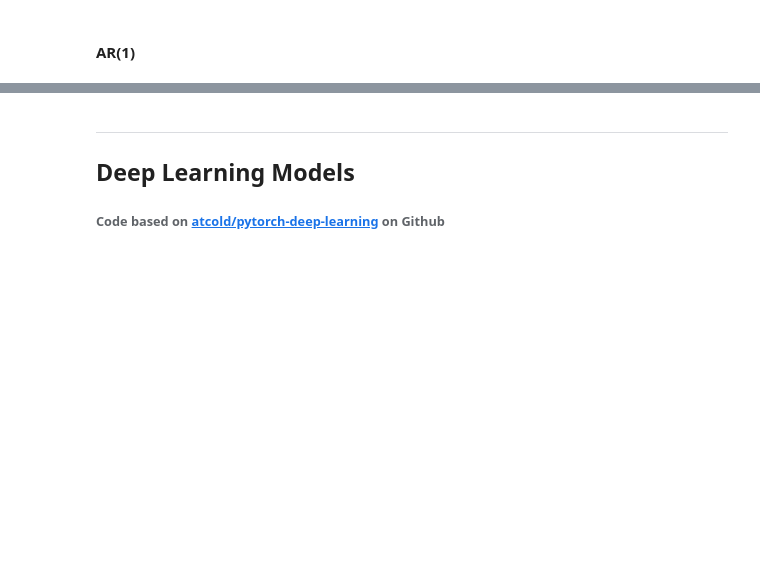
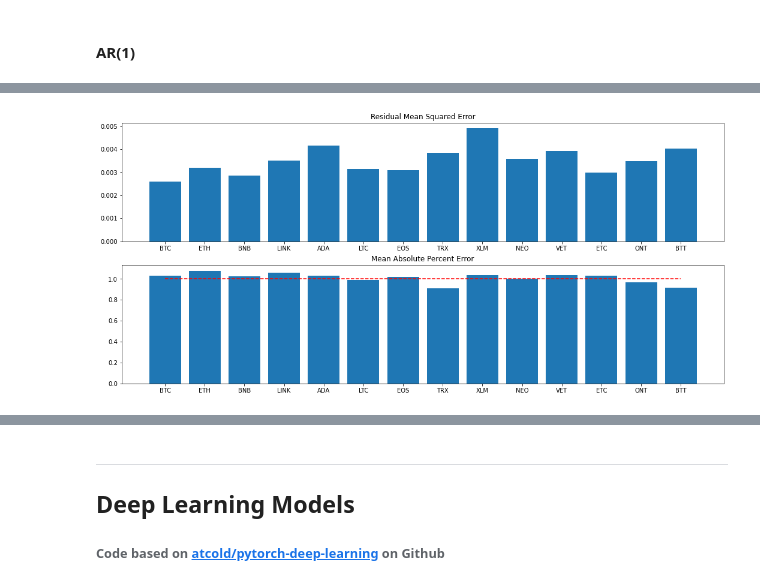
Before and after one commit to 0xHarrington/crypto-comovement, a Jupyter notebook: latent_factors.ipynb, the cells around one changed output, grey strips where cells are left out. Drawn from its saved outputs; the diff is of its cells as text; code cells hidden in the pictures; blank space fills up the shorter version.

```diff
--- a/latent_factors.ipynb
+++ b/latent_factors.ipynb
@@ -165,3 +167,32 @@ plt.show()
+# %%
+from statsmodels.tools.eval_measures import rmse
+
+def prediction_rmse_mape(preds):
+    rmses, mapes = {}, {}
+    for coin, residual in preds.items():
+        y = test_ts[coin]
+        yhat = preds[coin]
+        yhat.index = y.index
+        residual = y - yhat
+
+        rmses[coin] = np.sqrt(np.mean(residual ** 2))
+
+        mape = np.abs(residual / y)
+        ind = np.where(mape == np.inf)[0]
+        mape[ind] = -yhat[ind]
+        mapes[coin] = np.mean(mape)
+
+    return rmses, mapes
+# %%
+def plot_rmse_mape(rmses, mapes):
+
+    fig, axs = plt.subplots(2, 1, figsize=(18, 8))
+    axs[0].bar(list(rmses.keys()), list(rmses.values()), align='center')
+    axs[1].bar(list(mapes.keys()), list(mapes.values()), align='center')
+    axs[0].set_title("Residual Mean Squared Error")
+    axs[1].set_title("Mean Absolute Percent Error")
+    axs[1].plot(range(c), [1]*c, color='red', linestyle='--')
+    plt.show()
 # %% [markdown]
 #### Train / Test Segmentation
 # %%
@@ -218,0 +232,11 @@ p_values_df
+# %%
+ar_preds = {}
+for coin, ts in test_ts.iteritems():
+        ar = ARs[coin]
+        yhat = ar.model.predict(ar.params,end=len(ts) + (lags - 1))
+        ar_preds[coin] = yhat
+
+ar_rmses, ar_mapes = prediction_rmse_mape(ar_preds)
+plot_rmse_mape(ar_rmses, ar_mapes)
+# %% [output]
+[figure, added]
```
Also changed, not shown: parts of 18 cells of this notebook.
